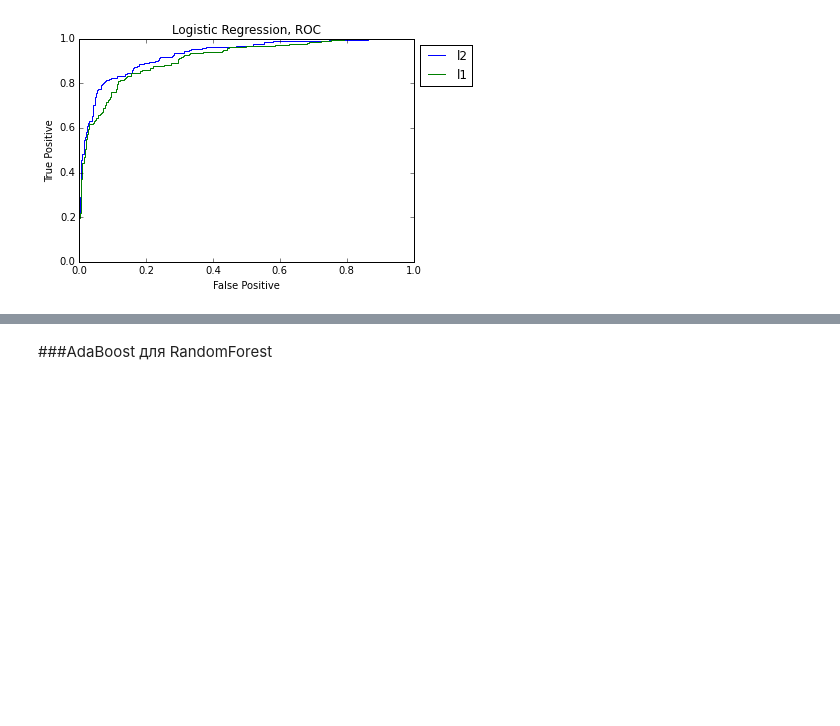
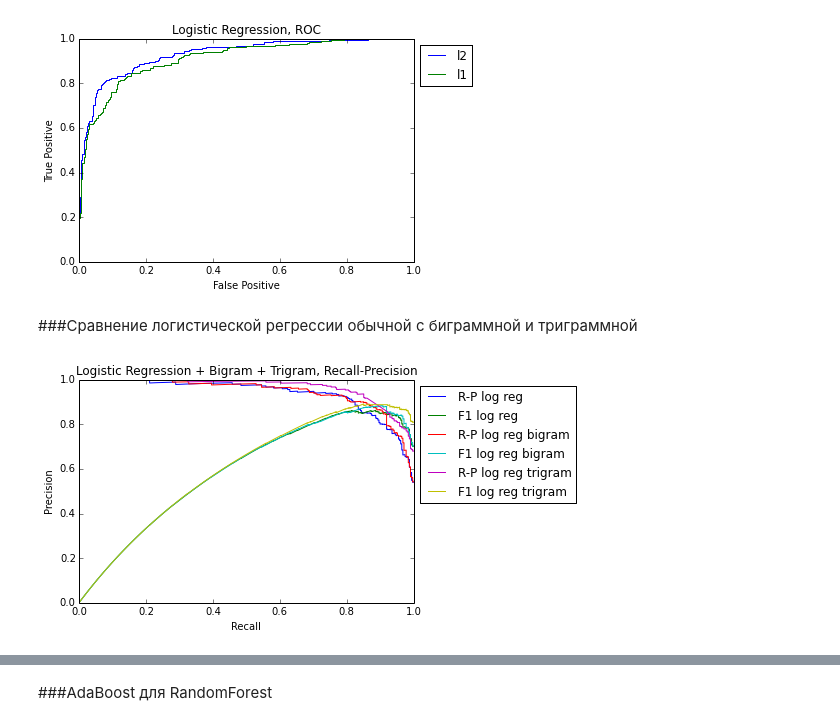
Before and after one commit to ermakovpetr/posneg, a Jupyter notebook: main.ipynb, the cells around one changed output, grey strips where cells are left out. Drawn from its saved outputs; the diff is of its cells as text; code cells hidden in the pictures; blank space fills up the shorter version.

```diff
--- a/main.ipynb
+++ b/main.ipynb
@@ -63,6 +79,24 @@ def get_after_rf_matrix(in_matrix, in_matrix_bin, IN_N_POS_TEXTS, IN_N_NEG_TEXTS
     l_pos = pos_rf.argsort()[-out_n_features//2:]
     l_neg = neg_rf.argsort()[-out_n_features//2:]
     return (in_matrix.transpose()[list(set(l_pos) | set(l_neg))]).transpose()
+
+def get_after_rf_matrix_slow(in_matrix, in_matrix_bin, IN_N_POS_TEXTS, IN_N_NEG_TEXTS, out_n_features):
+    '''first text in all matrix mast be positive'''
+    pos_rf_prepare = in_matrix_bin[:IN_N_POS_TEXTS].sum(axis=0)
+    neg_rf_prepare = in_matrix_bin[IN_N_POS_TEXTS:].sum(axis=0)
+    pos_rf = numpy.array([math.log( 2 + (x / max(1,y)) , 2) for x,y in zip(pos_rf_prepare, neg_rf_prepare)])
+    neg_rf = numpy.array([math.log( 2 + (x / max(1,y)) , 2) for x,y in zip(neg_rf_prepare, pos_rf_prepare)])
+    l_pos = pos_rf.argsort()[-out_n_features//2:]
+    l_neg = neg_rf.argsort()[-out_n_features//2:]
+
+
+    in_matrix_transposed = matrix_counts_trigram.transpose()
+    list_of_rows = list(set(l_pos) | set(l_neg))
+    temp_array = []
+    for row in list_of_rows:
+        temp_array.append(in_matrix_transposed[row].tolist())
+
+    return numpy.array(temp_array).transpose()
 # %% [markdown]
 ###PCA
 # %%
@@ -141,3 +175,19 @@ roc_curve('Logistic Regression, ROC', Y_test, logreg_2_predicted, label='l1')
 Logistic Regression ( l2 ) AUC =  0.931306706992
 Logistic Regression ( l1 ) AUC =  0.91215975805
 [figure]
+# %% [markdown]
+###Сравнение логистической регрессии обычной с биграммной и триграммной
+# %%
+X_train_bigram, X_test_bigram, Y_train_bigram, Y_test_bigram = cross_valid(matrix_counts_bigram, target)
+logreg_bigram_predicted = logistic_reg(X_train_bigram, X_test_bigram, Y_train_bigram)
+# %%
+matrix_counts_trigram = get_after_rf_matrix_slow(matrix_counts_trigram, matrix_counts_bin_trigram, N_POS_TEXTS, N_NEG_TEXTS, 1000)
+# %%
+X_train_trigram, X_test_trigram, Y_train_trigram, Y_test_trigram = cross_valid(matrix_counts_trigram, target)
+logreg_trigram_predicted = logistic_reg(X_train_trigram, X_test_trigram, Y_train_trigram)
+# %%
+rp_curve('Logistic Regression + Bigram + Trigram, Recall-Precision', Y_test, logreg_1_predicted, label='log reg')
+rp_curve('Logistic Regression + Bigram + Trigram, Recall-Precision', Y_test_bigram, logreg_bigram_predicted, label='log reg bigram')
+rp_curve('Logistic Regression + Bigram + Trigram, Recall-Precision', Y_test_trigram, logreg_trigram_predicted, label='log reg trigram')
+# %% [output]
+[figure, added]
```
Also changed, not shown: parts of 5 cells of this notebook.
